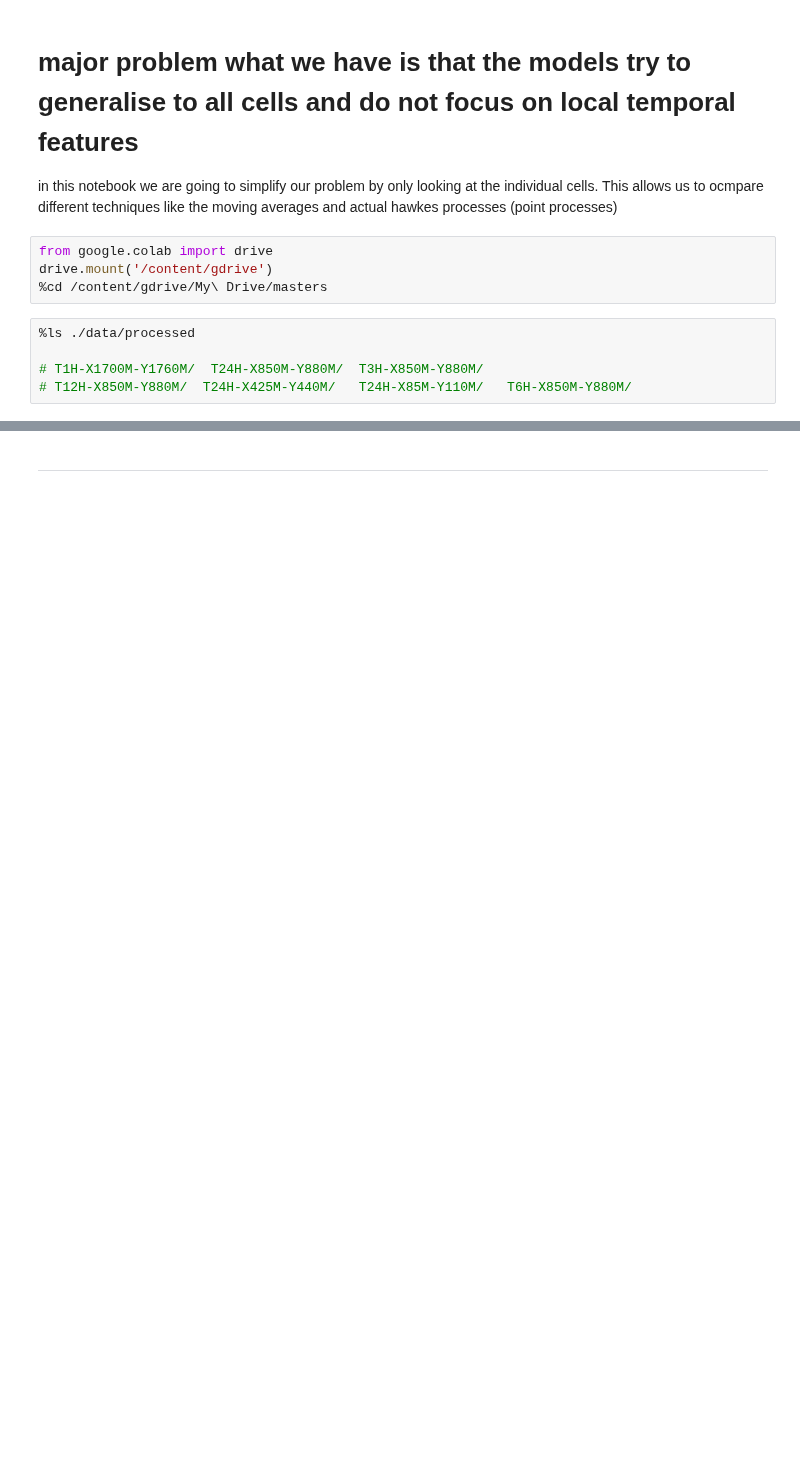
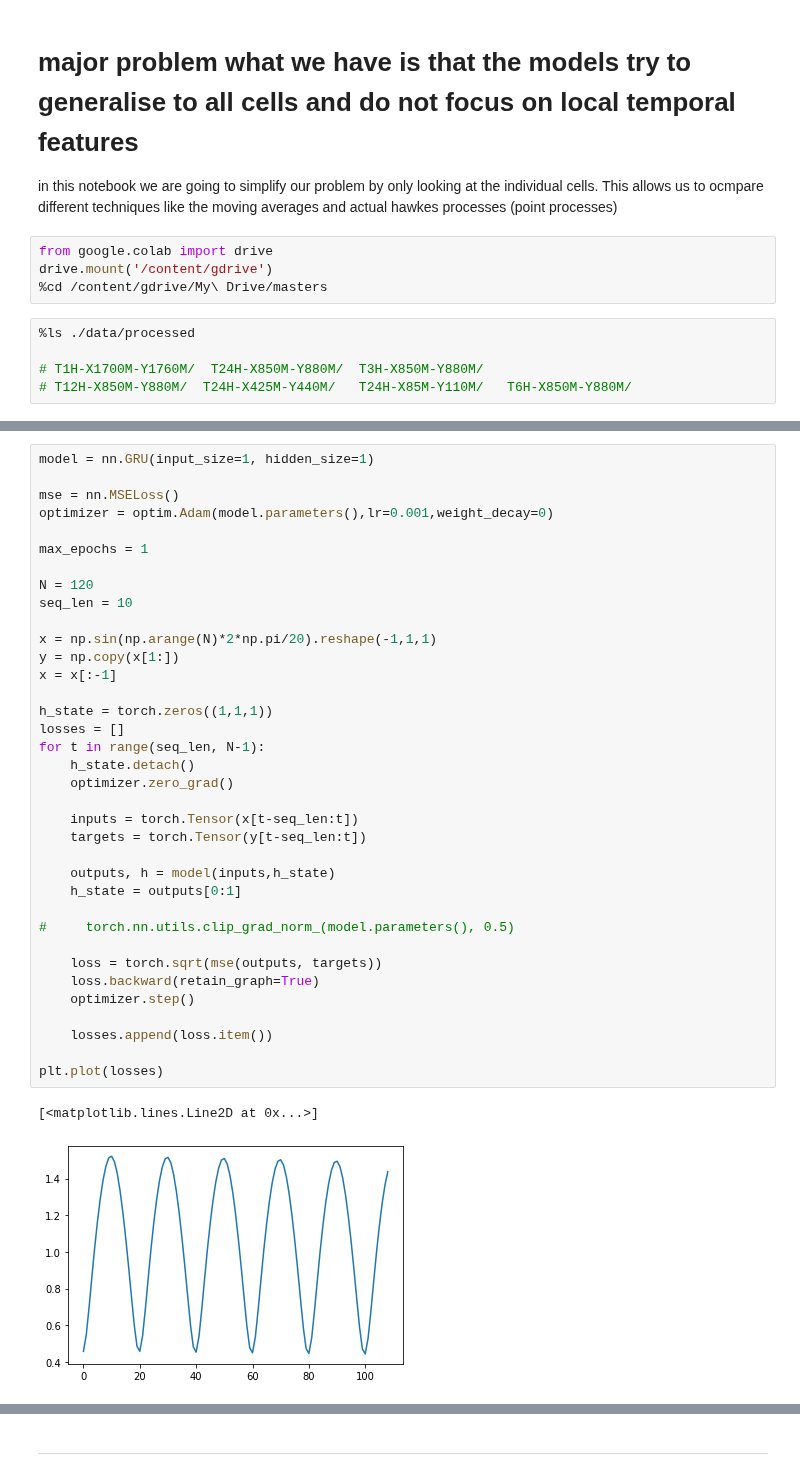
Before and after one commit to bernsblack/masters, a Jupyter notebook: run_rnn_model.ipynb, the cells around one changed output, grey strips where cells are left out. Cells and saved outputs as stored; diff of their text form; blank space fills up the shorter version.

```diff
--- a/run_rnn_model.ipynb
+++ b/run_rnn_model.ipynb
@@ -33,0 +164,39 @@ from utils.plots import im
+# %%
+model = nn.GRU(input_size=1, hidden_size=1)
+
+mse = nn.MSELoss()
+optimizer = optim.Adam(model.parameters(),lr=0.001,weight_decay=0)
+
+max_epochs = 1
+
+N = 120
+seq_len = 10
+
+x = np.sin(np.arange(N)*2*np.pi/20).reshape(-1,1,1)
+y = np.copy(x[1:])
+x = x[:-1]
+
+h_state = torch.zeros((1,1,1))
+losses = []
+for t in range(seq_len, N-1):
+    h_state.detach()
+    optimizer.zero_grad()
+
+    inputs = torch.Tensor(x[t-seq_len:t])
+    targets = torch.Tensor(y[t-seq_len:t])
+
+    outputs, h = model(inputs,h_state)
+    h_state = outputs[0:1]
+
+#     torch.nn.utils.clip_grad_norm_(model.parameters(), 0.5)
+
+    loss = torch.sqrt(mse(outputs, targets))
+    loss.backward(retain_graph=True)
+    optimizer.step()
+
+    losses.append(loss.item())
+
+plt.plot(losses)
+# %% [output]
+[<matplotlib.lines.Line2D at 0x...>]
+[figure, added]
```
Also changed, not shown: parts of 9 cells of this notebook, 20 other files.
